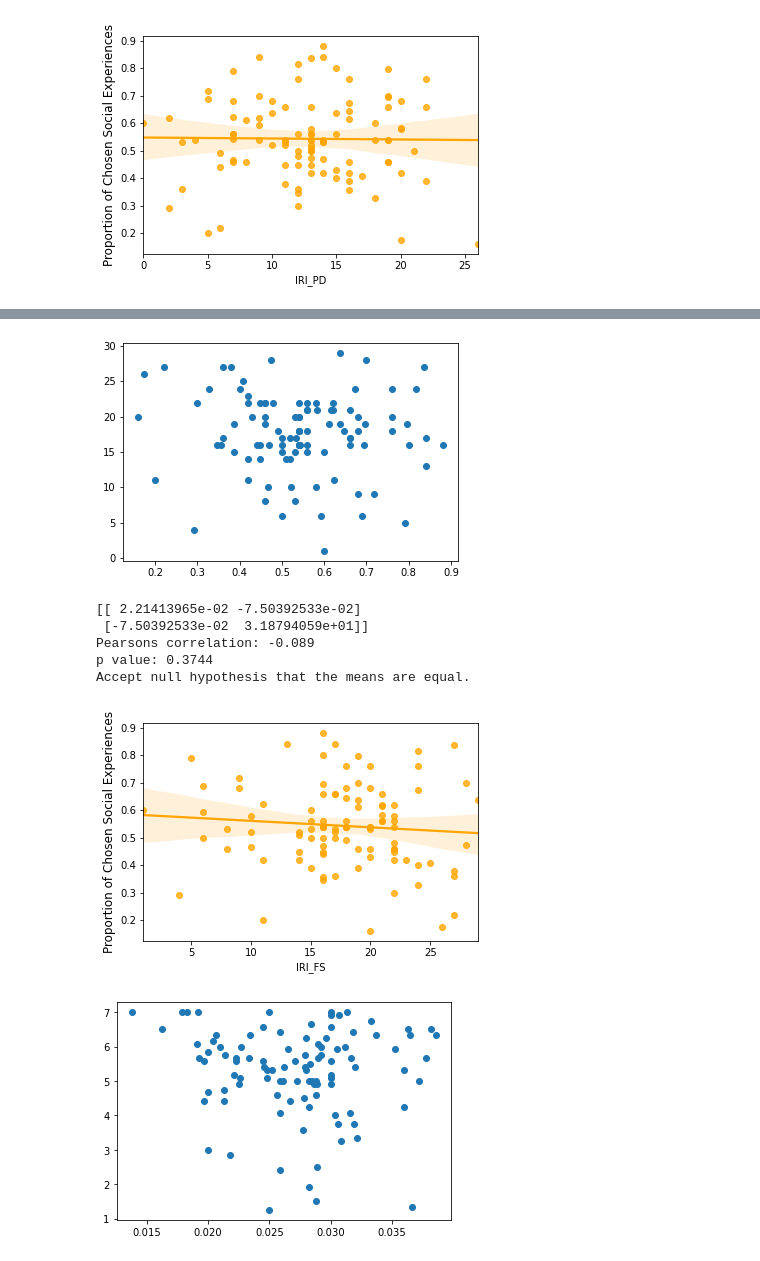
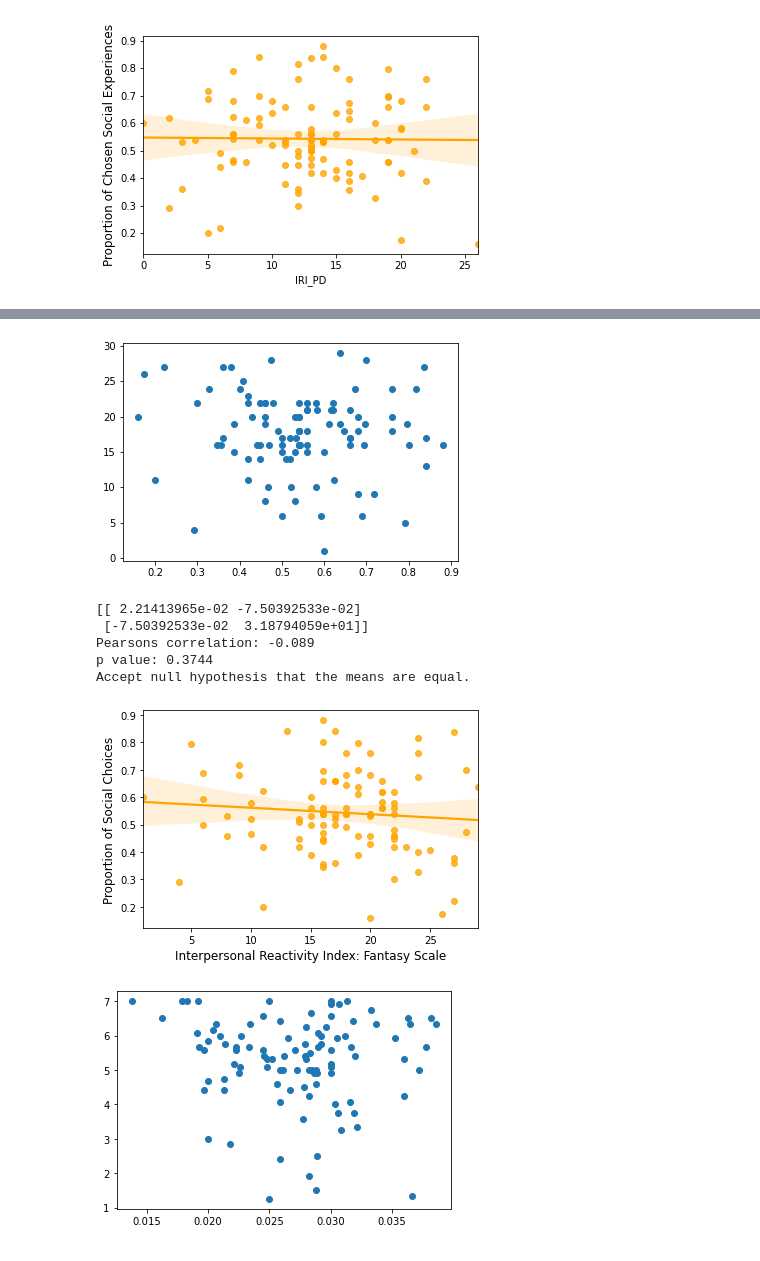
Before and after one commit to fareri-lab/WTP_CardTask, a Jupyter notebook: data/updated_9_2021_oldWTPdata.ipynb, the cells around one changed output, grey strips where cells are left out. Drawn from its saved outputs; the diff is of its cells as text; code cells hidden in the pictures.

```diff
--- a/data/updated_9_2021_oldWTPdata.ipynb
+++ b/data/updated_9_2021_oldWTPdata.ipynb
@@ -375,30 +380,31 @@ Reject the null hypothesis that the means are equal.
 # %%
 #propsocial  / iri fs
 pyplot.scatter(prop_social, iri_fs)
 pyplot.show()
 covariance = cov(prop_social, iri_fs)
 print(covariance)
 corr, _ = pearsonr(prop_social, iri_fs)
 print('Pearsons correlation: %.3f' % corr)
 r,p = scipy.stats.pearsonr(prop_social, iri_fs)
 print('p value: %.4f' % p)
 alpha = 0.10
 if p > alpha:
 	print('Accept null hypothesis that the means are equal.')
 else:
     print('Reject the null hypothesis that the means are equal.')
 
 s_prop_iri_fs=sns.regplot(x="IRI_FS", y="prop_social", data=wtpdata,color="orange");
-s_prop_iri_fs.set_ylabel('Proportion of Chosen Social Experiences',fontsize=12)
+s_prop_iri_fs.set_ylabel('Proportion of Social Choices',fontsize=12)
+s_prop_iri_fs.set_xlabel('Interpersonal Reactivity Index: Fantasy Scale',fontsize=12)
 s_prop_iri_fs.figure.savefig('old_s_prop_iri_fs_scatter.svg')
 # %% [output]
 [figure]
 [[ 2.21413965e-02 -7.50392533e-02]
  [-7.50392533e-02  3.18794059e+01]]
 Pearsons correlation: -0.089
 p value: 0.3744
 Accept null hypothesis that the means are equal.
-[figure, old version]
+[figure, new version]
 # %%
 ##### avg spent on nonsocial // self report #####
 # nonsocial // mspss (social support)
```
Also changed, not shown: parts of 9 cells of this notebook, 9 other files.
